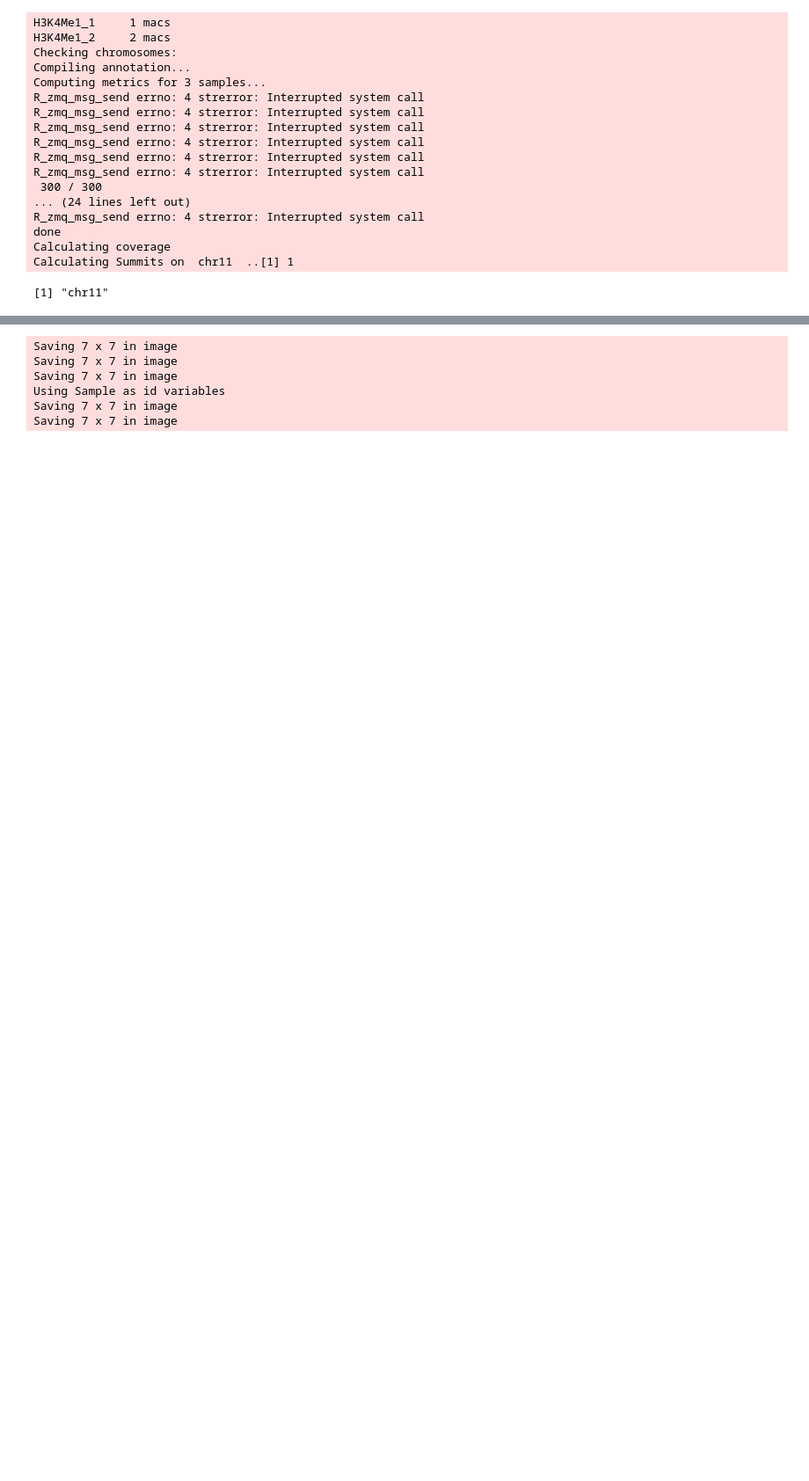
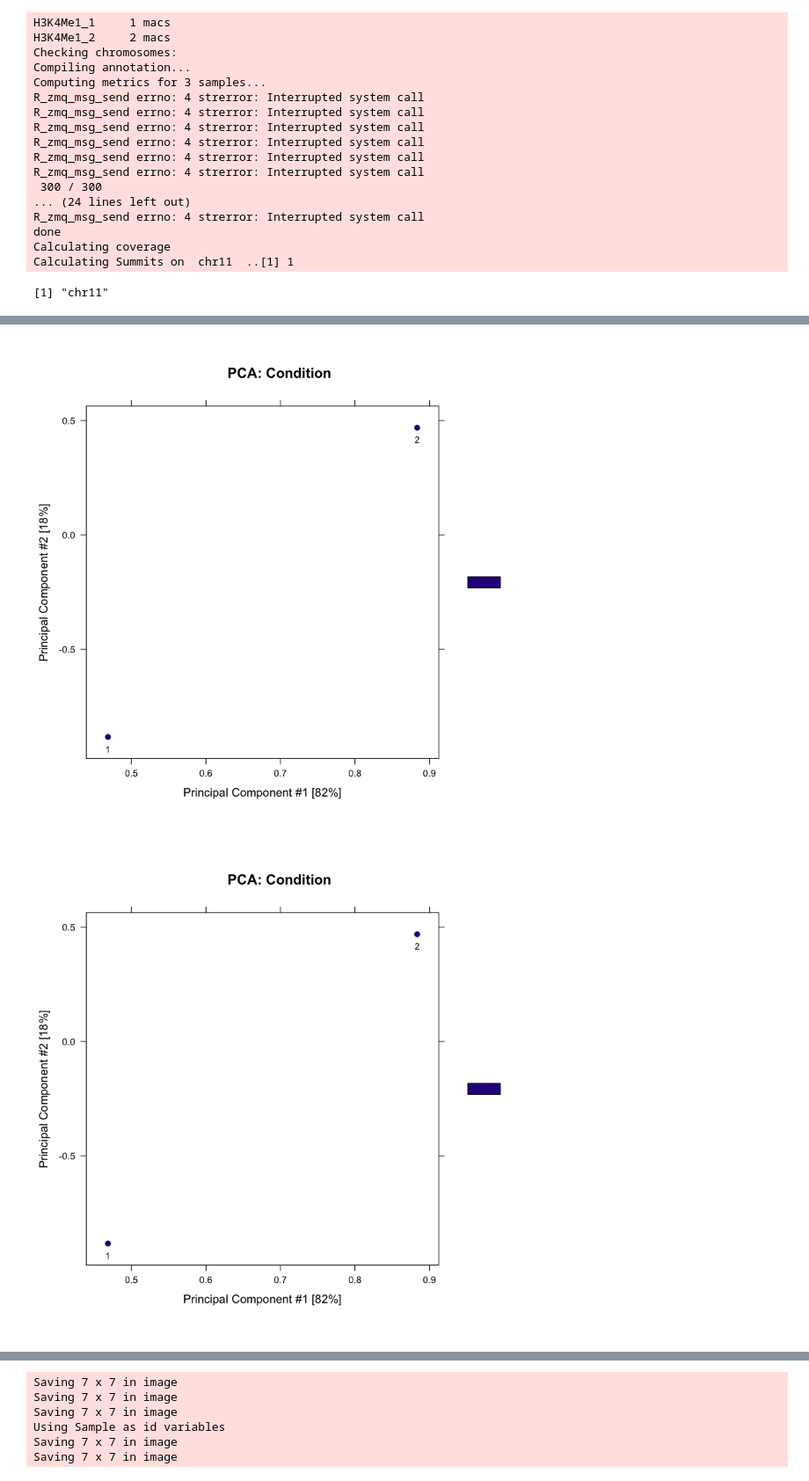
Before and after one commit to ShaunFChen/Applied-Bioinformatics-HW, a Jupyter notebook: Unit2-module2-ChIPseq/4.3_Homework_R.ipynb, the cells around one changed output, grey strips where cells are left out. Shown at 88% size. Saved outputs shown, nothing was run; the diff lists cells and outputs as text; code cells hidden in the pictures; blank space fills up the shorter version.

```diff
--- a/Unit2-module2-ChIPseq/4.3_Homework_R.ipynb
+++ b/Unit2-module2-ChIPseq/4.3_Homework_R.ipynb
@@ -37,0 +64,5 @@ Calculating Summits on  chr11  ..[1] 1
+# %%
+plotPrincomp(chipObj, attributes = "Condition", label="Replicate", dotSize=1, labelSize=0.75)
+# %% [output]
+[figure, added]
+[figure, added]
```
Also changed, not shown: parts of 11 cells of this notebook.
